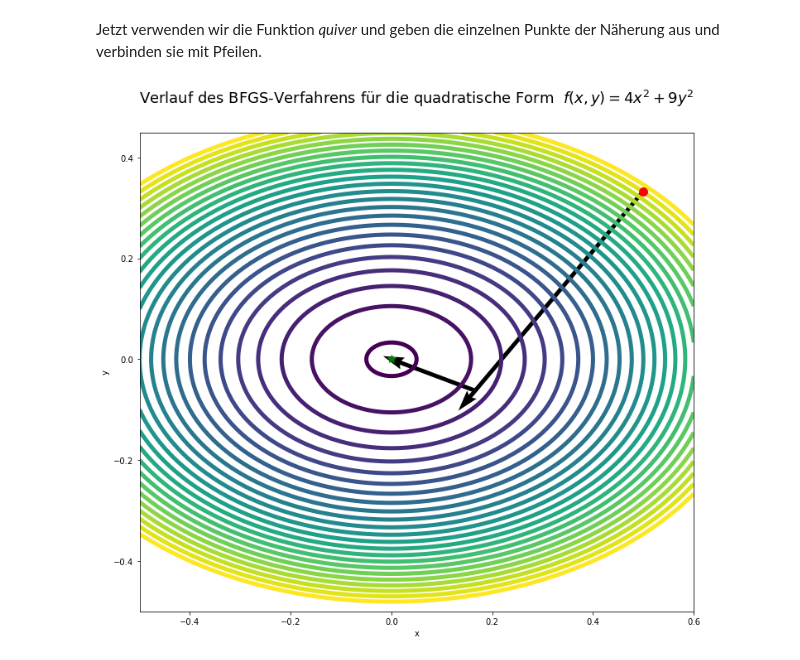
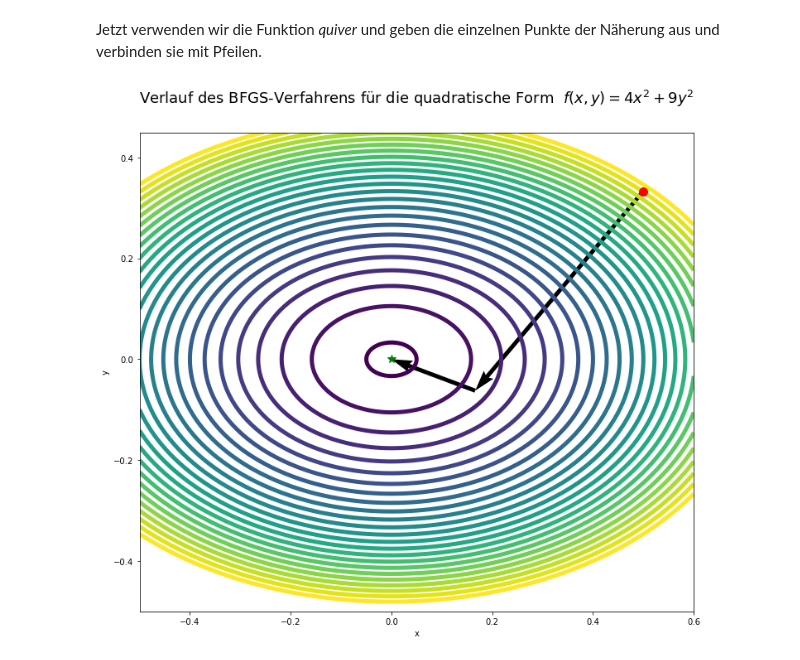
Before and after one commit to MBrill/Jupyter, a Jupyter notebook: Optimierung/OptimizeBFGS.ipynb, the cells around one changed output. Drawn from its saved outputs; the diff is of its cells as text; code cells hidden in the pictures.

```diff
--- a/Optimierung/OptimizeBFGS.ipynb
+++ b/Optimierung/OptimizeBFGS.ipynb
@@ -132,32 +131,32 @@ ymax = 0.45
 
 x = np.linspace(xmin, xmax, 200)
 y = np.linspace(ymin, ymax, 200)
 x, y = np.meshgrid(x, y)
 z = f(np.array([x, y]))
 
 fig = plt.figure(figsize=(12.0, 12.0))
 ax = fig.add_subplot(111)
 ax.set_aspect('equal')
 
 ax.quiver(path[0,:-1], path[1,:-1], path[0,1:]-path[0,:-1], path[1,1:]-path[1,:-1],
-          scale=1.0,
+          scale=1.1,
           color='k')
 
 cplot = ax.contour(x, y, z,
                    levels=levels,
                    linewidths=5,
                    extent=(xmin, xmax, -ymin, ymax))
 
 
 ax.plot(xc[0], xc[1], 'g*', markersize=10)
 ax.plot(x0[0], x0[1], 'ro', markersize=10)
 
 ax.set_xlabel('x')
 ax.set_ylabel('y')
 #ax.set_xlim((xmin, xmax))
 #ax.set_ylim((ymin, ymax))
 plt.title('Verlauf des BFGS-Verfahrens für die quadratische Form  $f(x, y) = 4 x^2 +  9 y^2$',
           y=1.05, fontsize=18)
 plt.show()
 # %% [output]
-[figure, old version]
+[figure, new version]
```
Also changed, not shown: parts of 1 cell of this notebook.
